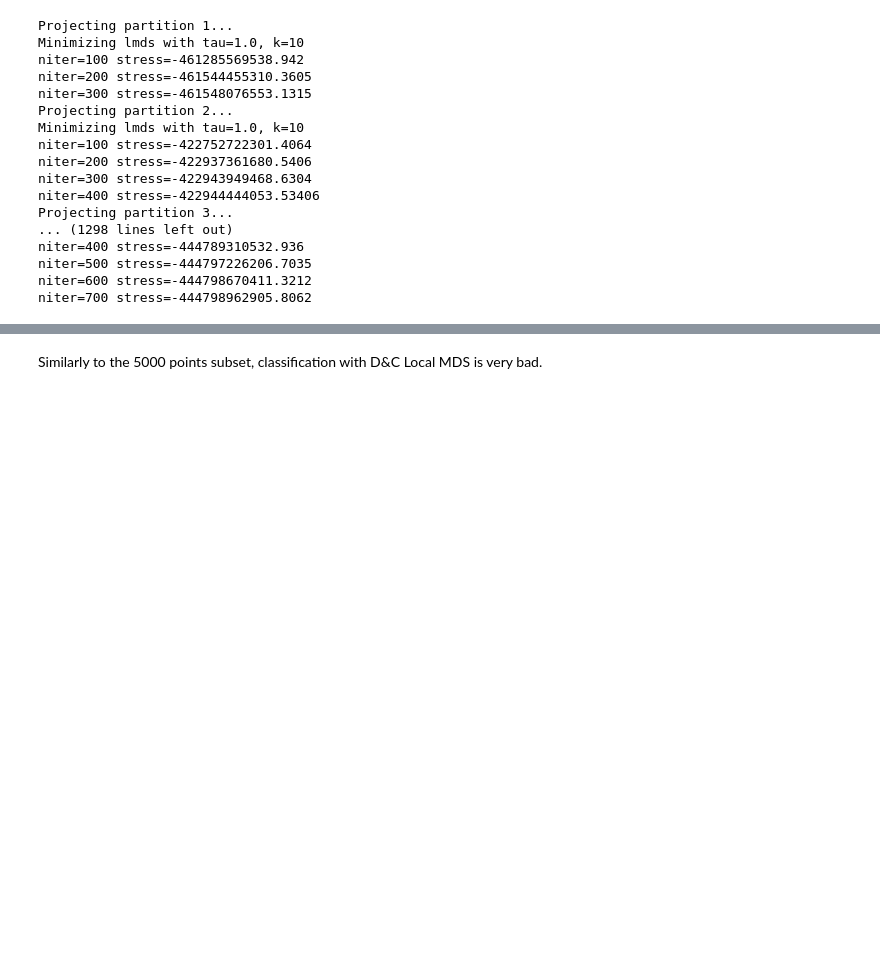
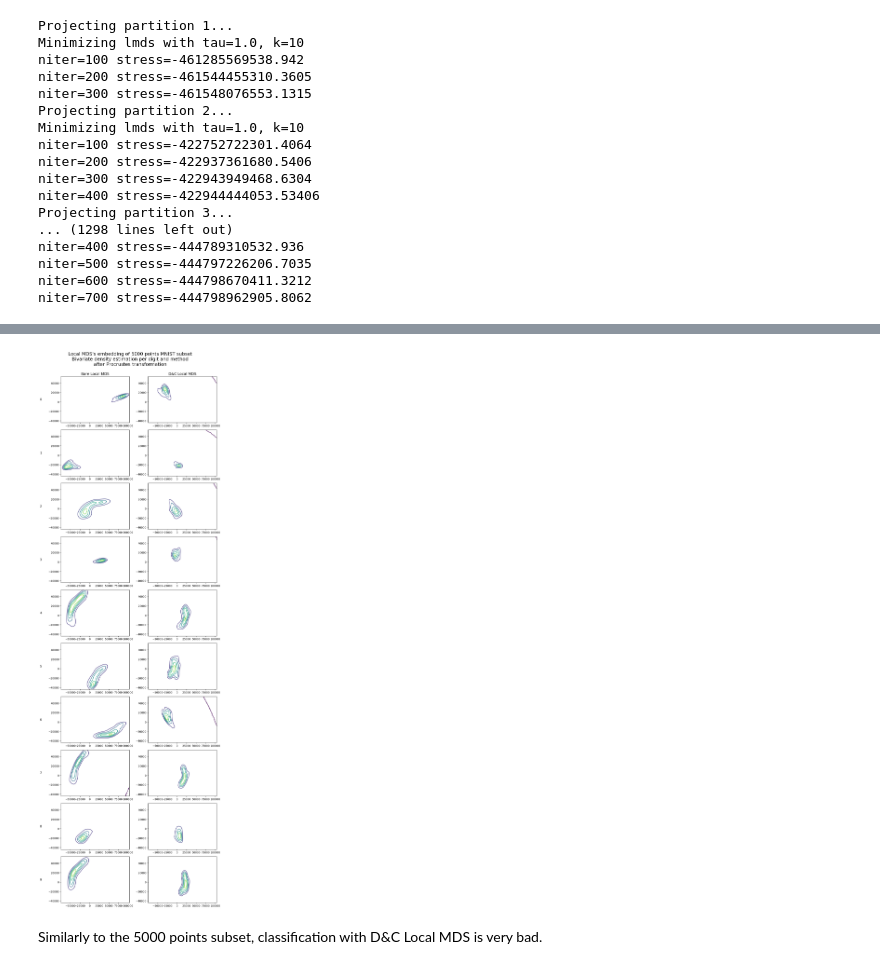
Before and after one commit to airdac/TFM_Adria, a Jupyter notebook: code/d_and_c/LMDS/LMDS_examples.ipynb, the cells around one changed output, grey strips where cells are left out. Drawn from its saved outputs; the diff is of its cells as text; code cells hidden in the pictures; blank space fills up the shorter version.

```diff
--- a/code/d_and_c/LMDS/LMDS_examples.ipynb
+++ b/code/d_and_c/LMDS/LMDS_examples.ipynb
@@ -592,2 +716,40 @@ plt.show()
+# %%
+# Compare each digit with more contour lines
+digits = np.unique(sampled_target1)
+method_names = ["Bare Local MDS", "D&C Local MDS"]
+
+# Compute meshgrid across all digits and methods
+all_x = np.concatenate([MNIST_bare1[:, 0], MNIST_dc1_procrustes[:, 0]])
+all_y = np.concatenate([MNIST_bare1[:, 1], MNIST_dc1_procrustes[:, 1]])
+xpad = (all_x.max() - all_x.min()) * 0.05
+ypad = (all_y.max() - all_y.min()) * 0.05
+xmin, xmax = all_x.min() - xpad, all_x.max() + xpad
+ymin, ymax = all_y.min() - ypad, all_y.max() + ypad
+
+xx, yy = np.meshgrid(
+    np.linspace(xmin, xmax, 100),
+    np.linspace(ymin, ymax, 100)
+)
+
+# Create plot grid
+fig, axes = plt.subplots(len(digits), len(method_names), figsize=(
+    10, 30), sharex=False, sharey=False)
+for row, digit in enumerate(digits):
+    for col, method in enumerate(method_names):
+        ax = axes[row, col]
+        kde = densities[method][int(digit)]
+        zz = kde(np.vstack([xx.ravel(), yy.ravel()])).reshape(xx.shape)
+        ax.contour(xx, yy, zz, levels=5, cmap='viridis')
+        if col == 0:
+            ax.set_ylabel(f"{int(digit)}", fontsize=12,
+                          rotation=0, labelpad=30, va='center')
+        if row == 0:
+            ax.set_title(method_names[col], fontsize=14)
+fig.suptitle(f"Local MDS's embedding of {n} points MNIST subset\nBivariate density estimation per digit and method\nafter Procrustes transformation",
+             fontsize=18, y=1)
+plt.tight_layout()
+plt.show()
+# %% [output]
+[figure, added]
 # %% [markdown]
 Similarly to the 5000 points subset, classification with D&C Local MDS is very bad.
```
Also changed, not shown: parts of 14 cells of this notebook, 3 other files.
